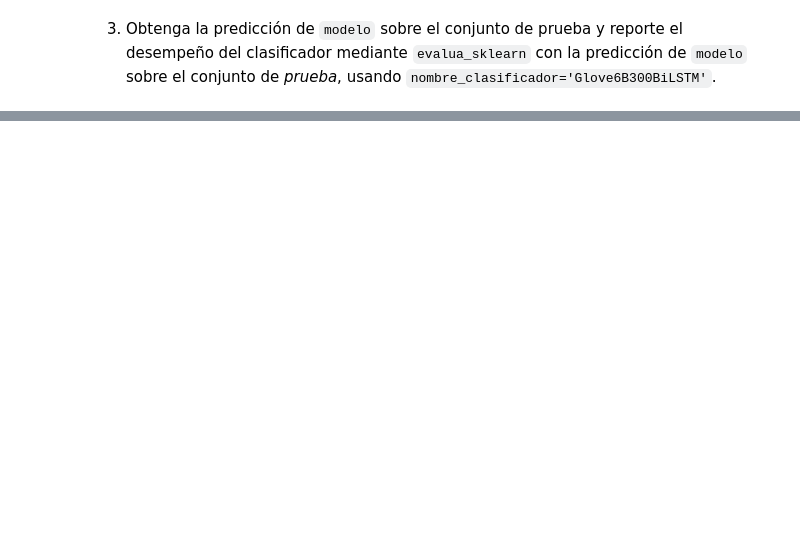
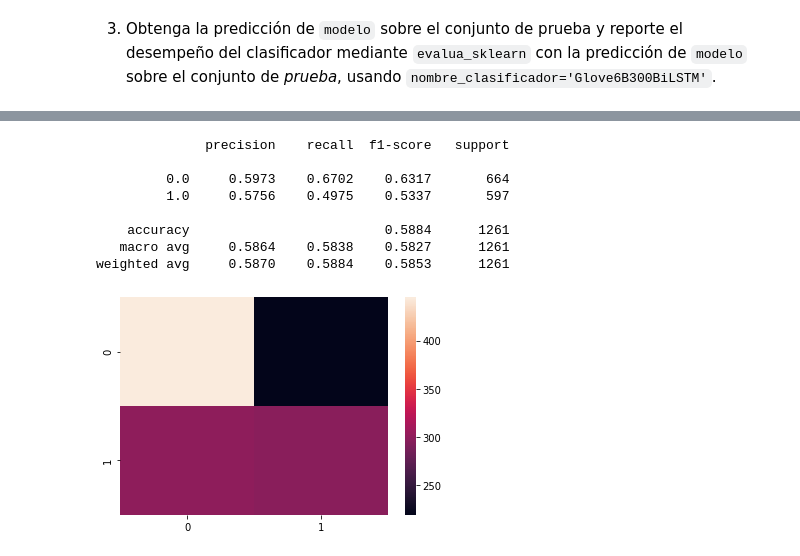
Before and after one commit to SLopezT/Lab_Datos_Ejer_3, a Jupyter notebook: e3_procesamiento_de_texto_y_redes_LSTM.ipynb, the cells around one changed output, grey strips where cells are left out. Drawn from its saved outputs; the diff is of its cells as text; code cells hidden in the pictures; blank space fills up the shorter version.

```diff
--- a/e3_procesamiento_de_texto_y_redes_LSTM.ipynb
+++ b/e3_procesamiento_de_texto_y_redes_LSTM.ipynb
@@ -844,2 +953,6 @@ Al finalizar el entrenamiento, muestre en pantalla un gráfico con el historico
 # %% [markdown]
 3. Obtenga la predicción de `modelo` sobre el conjunto de prueba y reporte el desempeño del clasificador mediante `evalua_sklearn` con la predicción de `modelo` sobre el conjunto de *prueba*, usando `nombre_clasificador='Glove6B300BiLSTM'`.
+# %%
+best_model = Glove6B300BiLSTM(hidden_size=128, text_field=documento_fd).to(device)
+best_model.load_state_dict(torch.load('modelos/Glove6B300BiLSTM.h5'))
+best_model.eval()
@@ -845,0 +967,26 @@ Al finalizar el entrenamiento, muestre en pantalla un gráfico con el historico
+# %%
+labels = []
+preds = []
+nombre_clasificador='Glove6B300BiLSTM'
+
+for batch in test_iter:
+  y_test = batch.y.tolist()
+  y_pred = best_model.forward(batch.pro_X[0], batch.pro_X[1])
+  y_pred = (y_pred >= .5).float().tolist()
+
+  labels.extend(y_test)
+  preds.extend(y_pred)
+
+
+
+evalua_sklearn(labels, preds ,nombre_clasificador, save=True)
+# %% [output]
+              precision    recall  f1-score   support
+
+         0.0     0.5973    0.6702    0.6317       664
+         1.0     0.5756    0.4975    0.5337       597
+
+    accuracy                         0.5884      1261
+   macro avg     0.5864    0.5838    0.5827      1261
+weighted avg     0.5870    0.5884    0.5853      1261
+[figure, added]
```
Also changed, not shown: parts of 7 cells of this notebook, 4 other files.
